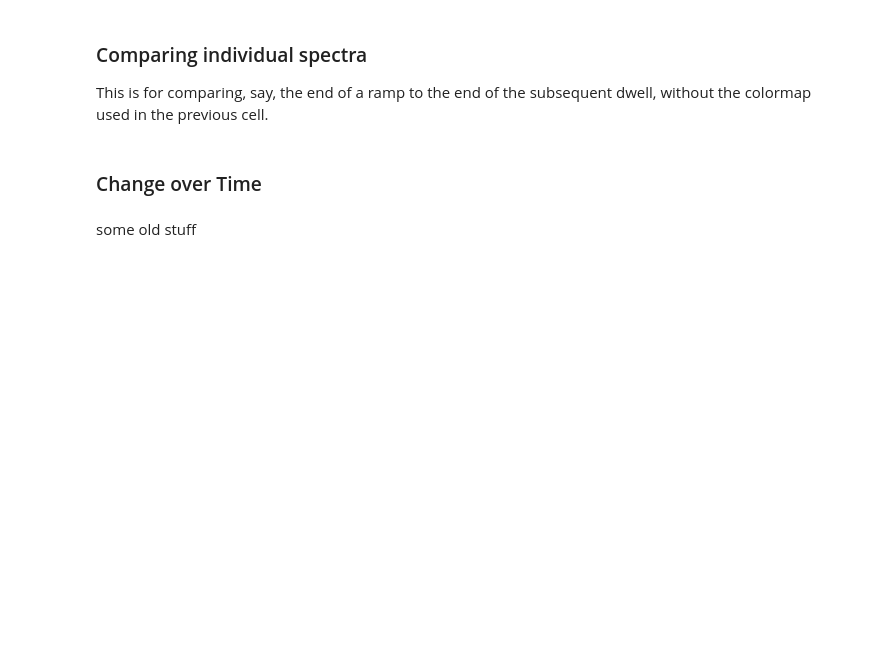
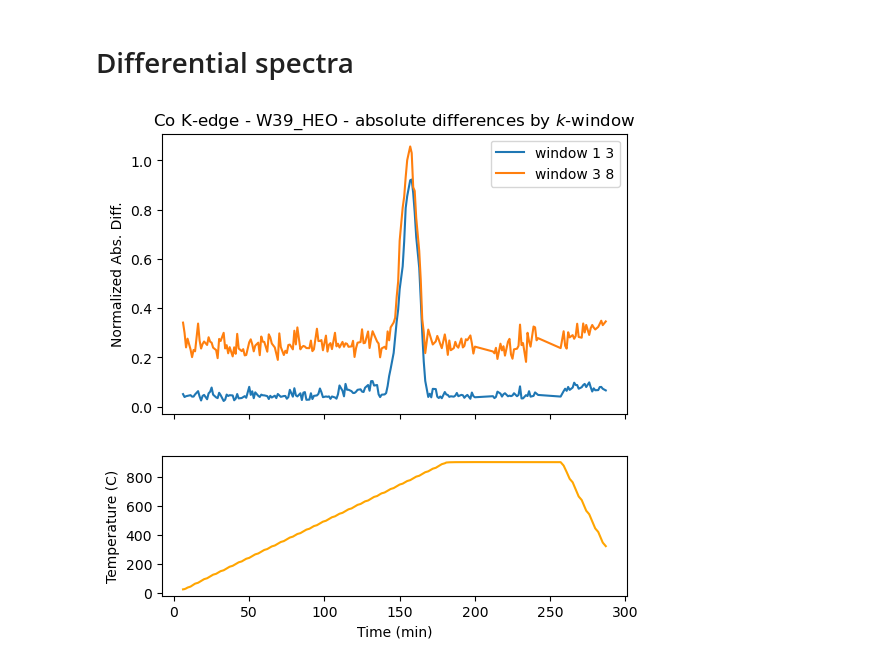
Before and after one commit to Certaingemstone/heo-xas-xrd, a Jupyter notebook: xas-time-evolution-bm23.ipynb, the cells around one changed output. Saved outputs shown, nothing was run; the diff lists cells and outputs as text; code cells hidden in the pictures; blank space fills up the shorter version.

```diff
--- a/xas-time-evolution-bm23.ipynb
+++ b/xas-time-evolution-bm23.ipynb
@@ -152,25 +210,3 @@ plt.show()
-# %% [markdown]
-### Comparing individual spectra
-This is for comparing, say, the end of a ramp to the end of the subsequent dwell, without the colormap used in the previous cell.
-# %%
-x_axis = 3  # 2 for energy, 3 for k
-title = ' K-edge - WAM39B Ramp 1'
-
-y_min = 0.0
-y_max = 1.7
-
-target_filenames = ['End Ramp 1', 'End Plateau 1', 'End Ramp 2', 'End Plateau 2']
-
-for i, entry in enumerate(filtered_data):
-        plt.plot(entry[x_axis], entry[4], label=f'{target_filenames[i]}, {entry[1]:.0f}C')
-
-plt.title(title)
-plt.xlabel(f'Energy (eV)' if x_axis == 2 else 'Wavenumber (1/A)')
-plt.ylabel('Norm. Absorption')
-plt.ylim((y_min, y_max))
-plt.legend()
-# plt.savefig(os.path.join('Output', title), dpi=300)
-plt.show()
 # %% [markdown]
-### Change over Time
+# Differential spectra
 # %%
@@ -201,23 +243,54 @@ temperatures = [entry[1] for entry in plotted_data]
 # %%
-title2 = "Zn K-edge - WAM39B Ramp 1 - Absolute Differences"
+# NOTE: These "k" values are inaccurate, as I don't use the white line E0.
+# Suggest eventually switching to energy, as the results should be the same
+kwindow1 = (1, 3)
+kwindow2 = (3, 8)
 
-fig, (ax1, ax2) = plt.subplots(2,1)
-ax1.plot(times, abs_diffs, color='b')
+spectra = [g.norm for g in selected_data]
+
+# Calculations
+wavenumbers = np.array(E_to_k(selected_data[0].energy, edges[elem]))
+temperatures = np.array([g.temperature for g in selected_data][1:])
+raw_times = np.array([g.time - selected_data[0].time for g in selected_data][1:]).astype(int)
+times = raw_times // 60
+
+filtered_spectra = noise_reduction(spectra, 16, 16)
+abs_diffs_1_3 = total_abs_diffs(filtered_spectra, wavenumbers, kwindow1)
+abs_diffs_3_8 = total_abs_diffs(filtered_spectra, wavenumbers, kwindow2)
+#print(abs_diffs)
+
+# Saving to file
+title2 = f'{elem} K-edge - {name} - absolute differences by $k$-window'
+filename = f'{elem} K-edge - {name} abs'
+df = pd.DataFrame()
+df['timestamp s'] = raw_times
+df['temperatures C'] = temperatures
+df['diff 1 3'] = abs_diffs_1_3
+df['diff 3 8'] = abs_diffs_3_8
+
+df.to_csv(os.path.join('Output/BM23/', filename) + '.csv')
+
+# Plotting
+fig, (ax1, ax2) = plt.subplots(2,1, figsize=(6,6), gridspec_kw={'height_ratios': [2,1]})
+ax1.plot(times, abs_diffs_1_3, label='window 1 3')
+ax1.plot(times, abs_diffs_3_8, label='window 3 8')
 ax1.set(xticklabels=[])
-ax1.set_ylim(0,)
+# ax1.set_ylim(0,0.01)
 ax1.set_title(title2)
-ax1.set_ylabel("Abs. Norm. Difference")
-ax2.plot(times, temperatures[1:], color='orange')
+ax1.set_ylabel("Normalized Abs. Diff.")
+ax2.plot(times, temperatures, color='orange')
 ax2.set_xlabel("Time (min)")
 ax2.set_ylabel("Temperature (C)")
 
 t_onset = 90
 T_onset = 610
-ax1.axvline(t_onset, color='k', lw=1)
-ax2.axvline(t_onset, color='k', lw=1)
-ax2.axhline(T_onset, color='k', lw=1, ls='--')
+# ax1.axvline(t_onset, color='k', lw=1)
+# ax2.axvline(t_onset, color='k', lw=1)
+# ax2.axhline(T_onset, color='k', lw=1, ls='--')
 
-plt.savefig(os.path.join('Output', title2), dpi=300)
+ax1.legend()
+
+plt.savefig(os.path.join('Output/BM23/diffs', filename), dpi=300)
 plt.show()
+# %% [output]
+[figure, added]
-# %% [markdown]
-some old stuff
```
Also changed, not shown: parts of 14 cells of this notebook, 41 other files.
